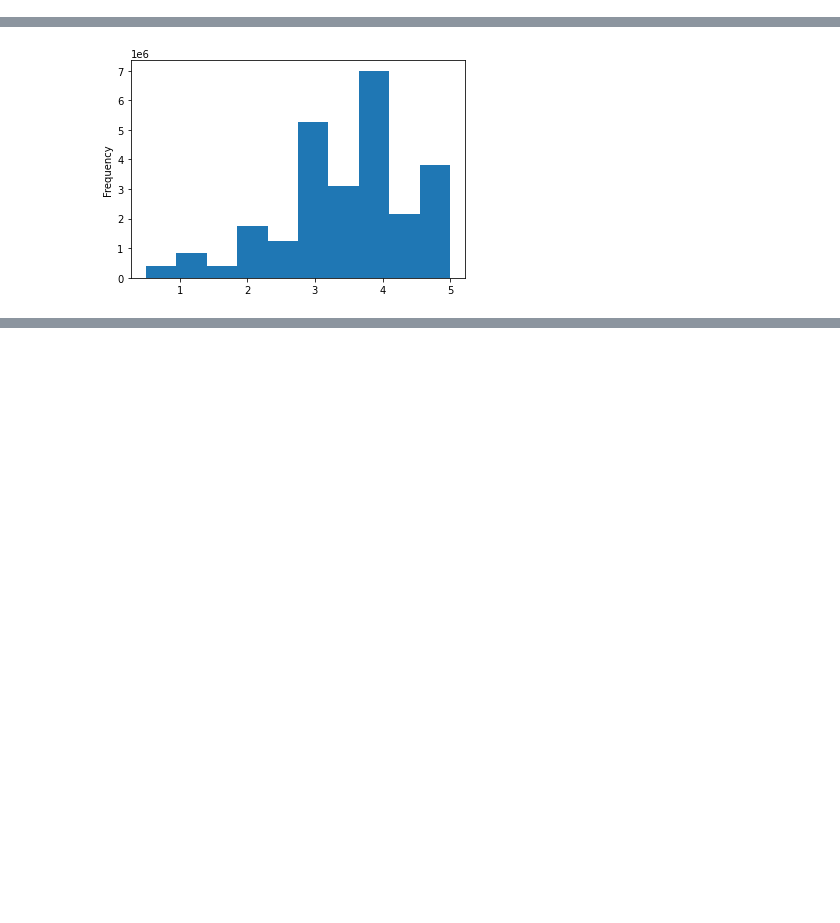
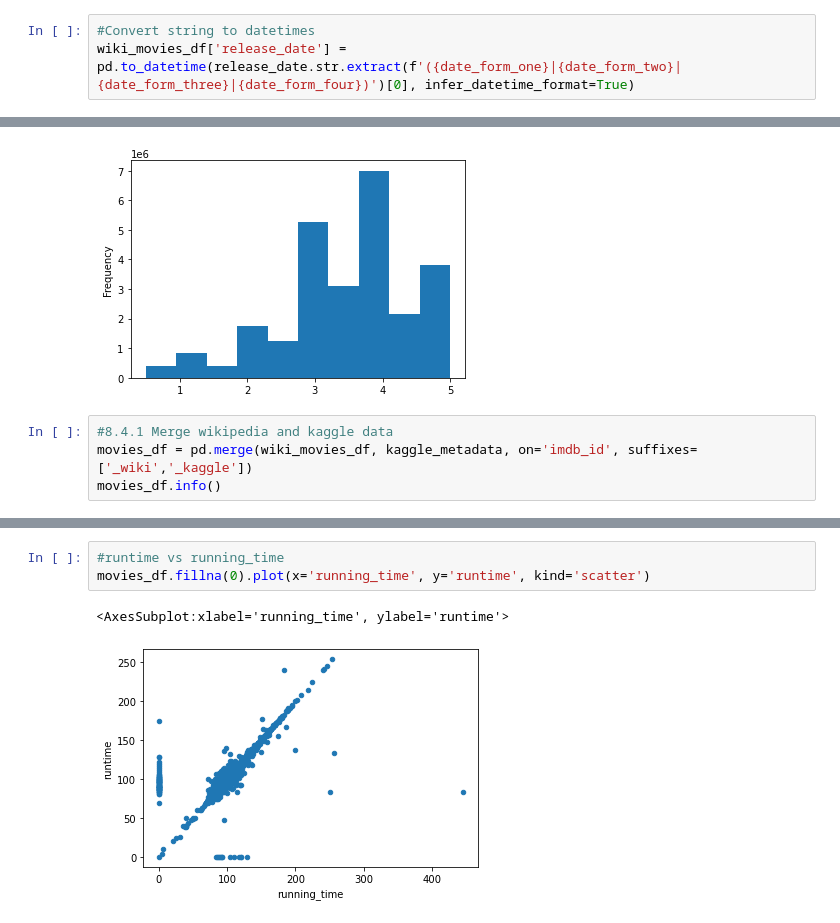
Before and after one commit to saraegregg/Mod8_Movies_ETL, a Jupyter notebook: Mod8_movies.ipynb, the cells around one changed output, grey strips where cells are left out. Drawn from its saved outputs; the diff is of its cells as text; blank space fills up the shorter version.

```diff
--- a/Mod8_movies.ipynb
+++ b/Mod8_movies.ipynb
@@ -605,6 +605,9 @@ release_date.str.extract(f'({date_form_one}|{date_form_two}|{date_form_three}|{d
 | 7074 | August 31, 2018 |
 | 7075 | December 2018 |
 7001 rows × 1 columns
+# %%
+#Convert string to datetimes
+wiki_movies_df['release_date'] = pd.to_datetime(release_date.str.extract(f'({date_form_one}|{date_form_two}|{date_form_three}|{date_form_four})')[0], infer_datetime_format=True)
 # %%
 #Parse Running Time
 #make the variable to hold non-null values and convert lists to strings
@@ -780,3 +779,7 @@ min                     0.50
 max                     5.00
 Name: rating, dtype: float64
 [figure]
+# %%
+#8.4.1 Merge wikipedia and kaggle data
+movies_df = pd.merge(wiki_movies_df, kaggle_metadata, on='imdb_id', suffixes=['_wiki','_kaggle'])
+movies_df.info()
@@ -782,0 +857,6 @@ Name: rating, dtype: float64
+# %%
+#runtime vs running_time
+movies_df.fillna(0).plot(x='running_time', y='runtime', kind='scatter')
+# %% [output]
+<AxesSubplot:xlabel='running_time', ylabel='runtime'>
+[figure, added]
```
Also changed, not shown: parts of 30 cells of this notebook.
